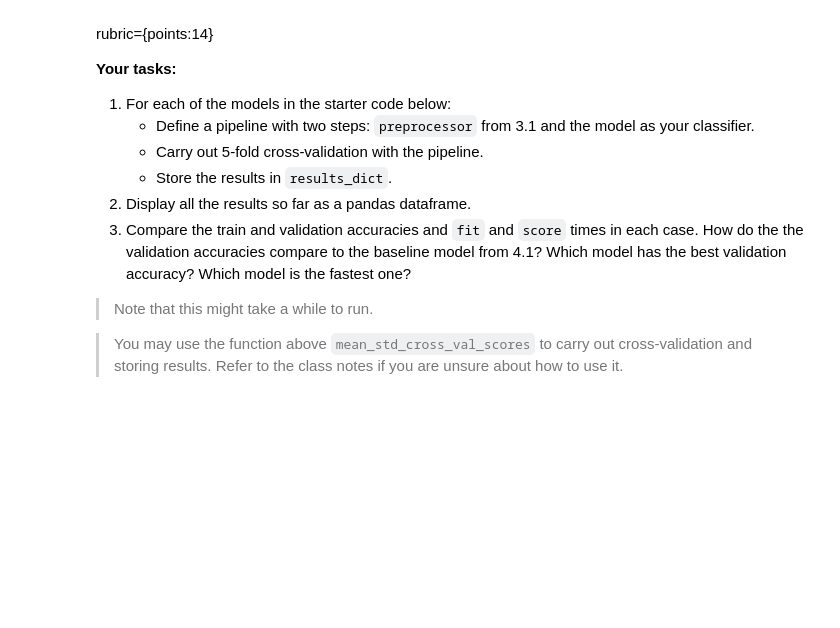
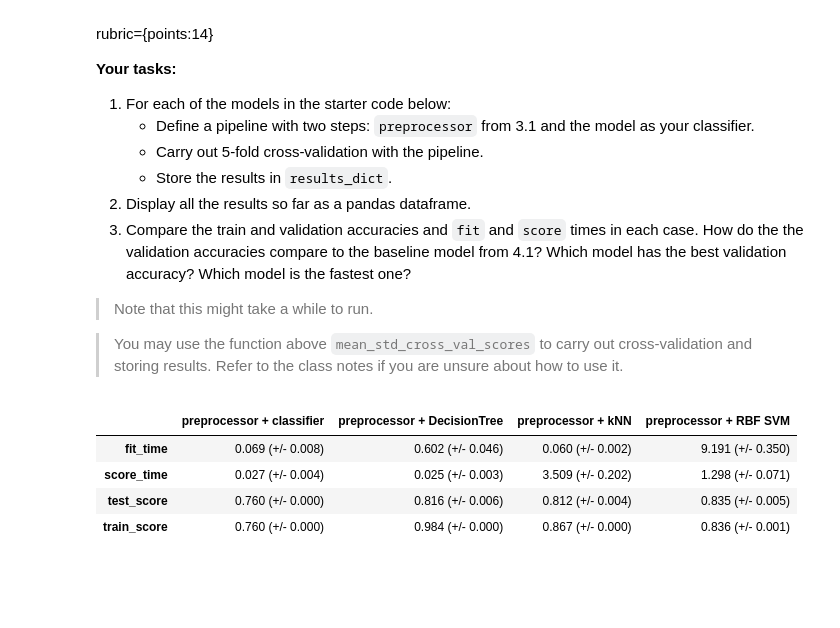
Before and after one commit to wangseann/cpsc330-2022W2, a Jupyter notebook: hw/hw3/hw3.ipynb, the cells around one changed output. Drawn from its saved outputs; the diff is of its cells as text; code cells hidden in the pictures; blank space fills up the shorter version.

```diff
--- a/hw/hw3/hw3.ipynb
+++ b/hw/hw3/hw3.ipynb
@@ -403,3 +396,28 @@ models = {
+# %%
+models = {
+    "decision tree": DecisionTreeClassifier(),
+    "kNN": KNeighborsClassifier(),
+    "RBF SVM": SVC(),
+}
+
+pipe1 = make_pipeline(preprocessor, DecisionTreeClassifier())
+pipe2 = make_pipeline(preprocessor, KNeighborsClassifier())
+pipe3 = make_pipeline(preprocessor, SVC())
+
+results_dict["preprocessor + DecisionTree"] = mean_std_cross_val_scores(
+    pipe1, X_train, y_train, return_train_score=True)
+results_dict["preprocessor + kNN"] = mean_std_cross_val_scores(
+    pipe2, X_train, y_train, return_train_score=True)
+results_dict["preprocessor + RBF SVM"] = mean_std_cross_val_scores(
+    pipe3, X_train, y_train, return_train_score=True)
+
+pd.DataFrame(results_dict)
+# %% [output]
+|  | preprocessor + classifier | preprocessor + DecisionTree | preprocessor + kNN | preprocessor + RBF SVM |
+| fit_time | 0.069 (+/- 0.008) | 0.602 (+/- 0.046) | 0.060 (+/- 0.002) | 9.191 (+/- 0.350) |
+| score_time | 0.027 (+/- 0.004) | 0.025 (+/- 0.003) | 3.509 (+/- 0.202) | 1.298 (+/- 0.071) |
+| test_score | 0.760 (+/- 0.000) | 0.816 (+/- 0.006) | 0.812 (+/- 0.004) | 0.835 (+/- 0.005) |
+| train_score | 0.760 (+/- 0.000) | 0.984 (+/- 0.000) | 0.867 (+/- 0.000) | 0.836 (+/- 0.001) |
 # %% [markdown]
 <br><br>
 # %% [markdown]
```
Also changed, not shown: parts of 15 cells of this notebook.
